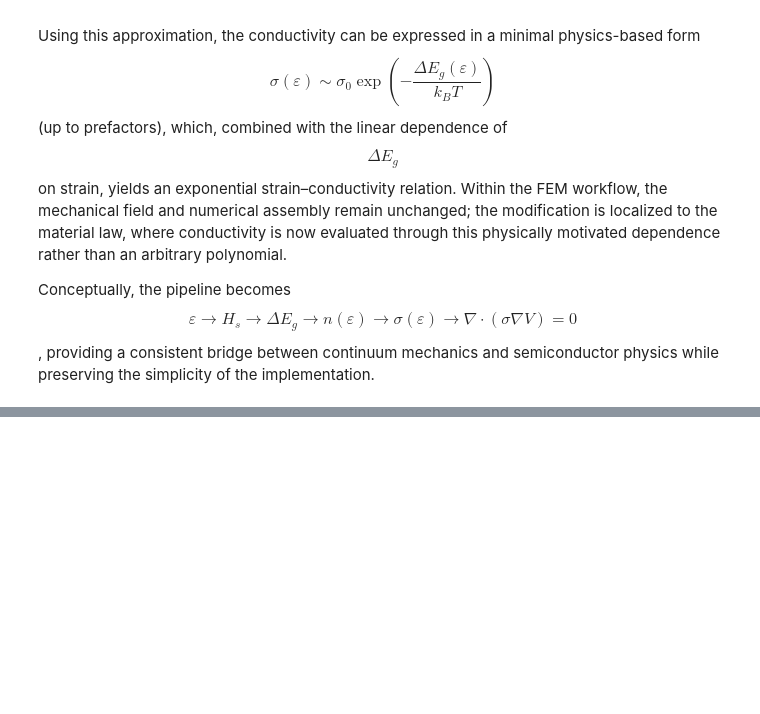
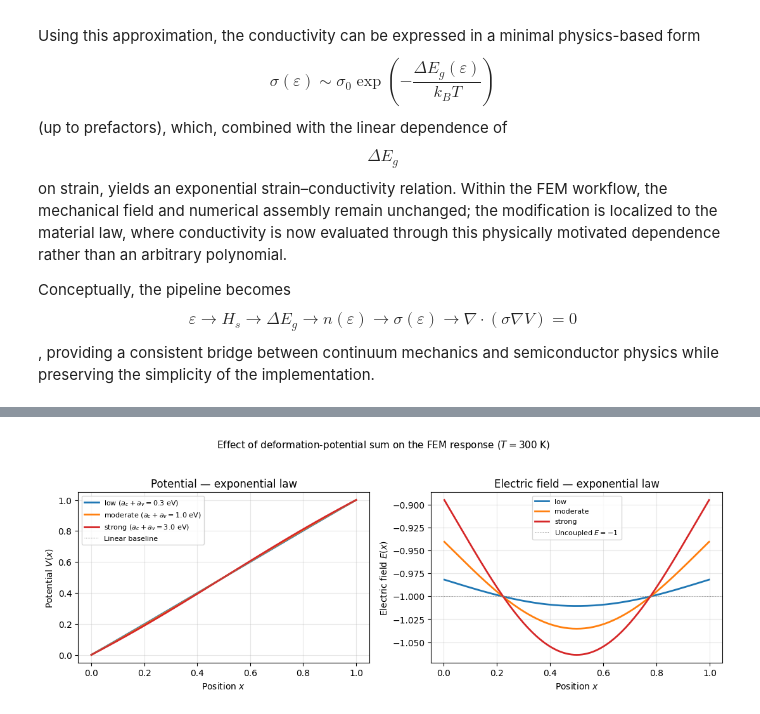
Before and after one commit to ShahYusufSafi/Piezoresistivity-simulations, a Jupyter notebook: ParametricSolution/FEM.ipynb, the cells around one changed output, grey strips where cells are left out. Saved outputs shown, nothing was run; the diff lists cells and outputs as text; code cells hidden in the pictures; blank space fills up the shorter version.

```diff
--- a/ParametricSolution/FEM.ipynb
+++ b/ParametricSolution/FEM.ipynb
@@ -345,0 +519,25 @@ Conceptually, the pipeline becomes $$\varepsilon \rightarrow H_s \rightarrow \De
+# %%
+# Figure 3: side-by-side comparison of the three coupling strengths
+fig, axs = plt.subplots(1, 2, figsize=(11, 4.2))
+for r, c in zip(cases, ["tab:blue", "tab:orange", "tab:red"]):
+    axs[0].plot(r['x_node'], r['V_exp'], color=c, lw=2,
+                label=rf"{r['label']} ($a_c+a_v={r['a_sum_eV']}$ eV)")
+    axs[1].plot(r['x_elem'], r['E_exp'], color=c, lw=2, label=r['label'])
+axs[0].plot(cases[0]['x_node'], cases[0]['x_node'], color="gray", lw=0.7, ls=":",
+            label="Linear baseline")
+axs[0].set_xlabel("Position $x$"); axs[0].set_ylabel("Potential $V(x)$")
+axs[0].set_title("Potential — exponential law")
+axs[0].legend(fontsize=8); axs[0].grid(True, alpha=0.3)
+
+axs[1].axhline(-1.0, color="gray", lw=0.7, ls=":", label="Uncoupled $E=-1$")
+axs[1].set_xlabel("Position $x$"); axs[1].set_ylabel("Electric field $E(x)$")
+axs[1].set_title("Electric field — exponential law")
+axs[1].legend(fontsize=8); axs[1].grid(True, alpha=0.3)
+
+fig.suptitle(rf"Effect of deformation-potential sum on the FEM response "
+             rf"($T={T:.0f}$ K)", fontsize=11)
+fig.tight_layout(rect=[0, 0, 1, 0.95])
+fig.savefig("../paper/Images/fig_compare_cases.png", dpi=200, bbox_inches="tight")
+plt.show()
+# %% [output]
+[figure, added]
```
Also changed, not shown: parts of 6 cells of this notebook, 4 other files.
